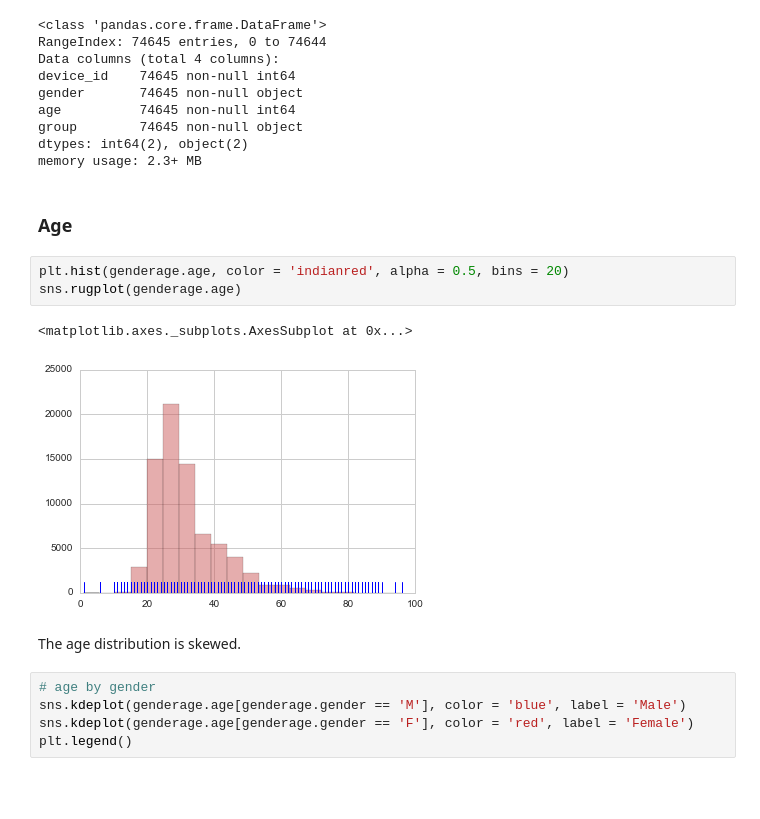
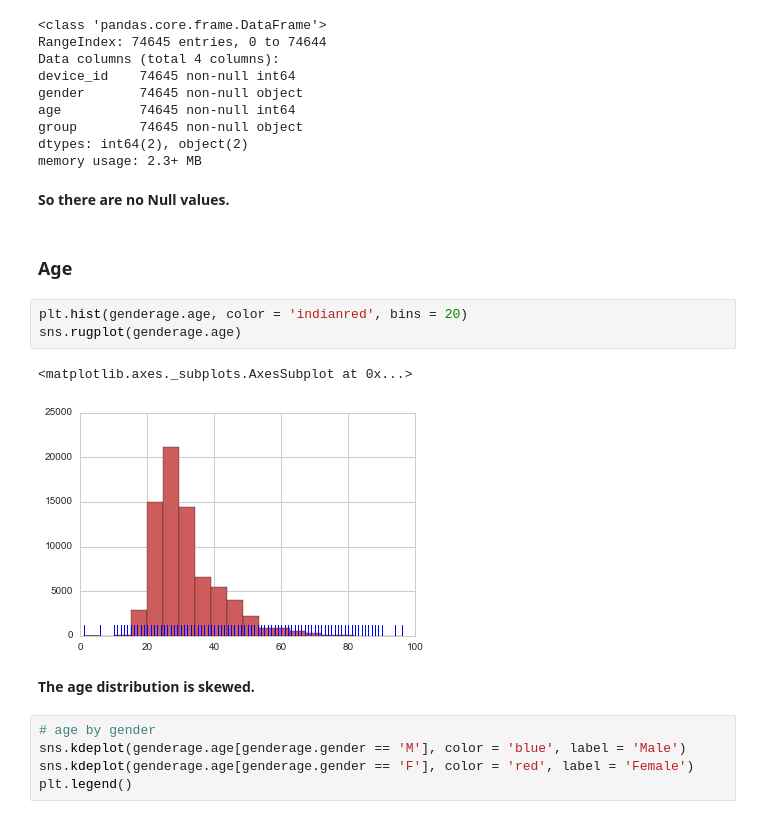
Before and after one commit to yanfei-wu/TalkingData, a Jupyter notebook: Gender_Age_Train Dataset.ipynb, the cells around one changed output. Saved outputs shown, nothing was run; the diff lists cells and outputs as text; blank space fills up the shorter version.

```diff
--- a/Gender_Age_Train Dataset.ipynb
+++ b/Gender_Age_Train Dataset.ipynb
@@ -46,16 +51,18 @@ age          74645 non-null int64
 group        74645 non-null object
 dtypes: int64(2), object(2)
 memory usage: 2.3+ MB
+# %% [markdown]
+**So there are no Null values.**
 # %% [markdown]
 ### Age
 # %%
-plt.hist(genderage.age, color = 'indianred', alpha = 0.5, bins = 20)
+plt.hist(genderage.age, color = 'indianred', bins = 20)
 sns.rugplot(genderage.age)
 # %% [output]
 <matplotlib.axes._subplots.AxesSubplot at 0x...>
-[figure, old version]
+[figure, new version]
 # %% [markdown]
-The age distribution is skewed.
+**The age distribution is skewed.**
 # %%
 # age by gender
 sns.kdeplot(genderage.age[genderage.gender == 'M'], color = 'blue', label = 'Male')
```
Also changed, not shown: parts of 11 cells of this notebook.
